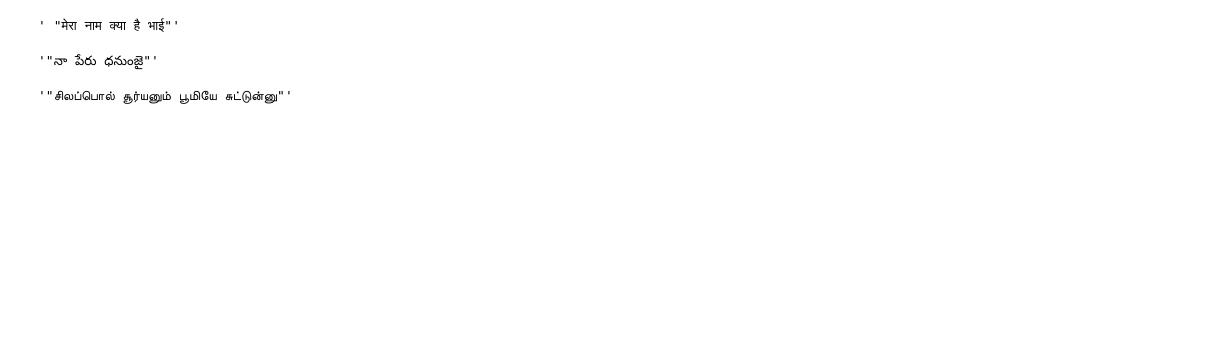
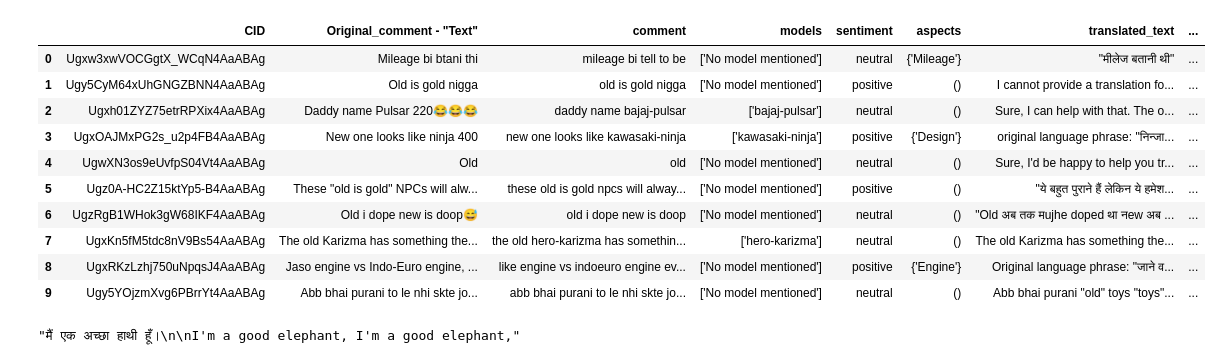
Before and after one commit to Dhanunjaikumar369/RAG, a Jupyter notebook: Master-RAG-main/Hinglish_finetune.ipynb, the cells around one changed output. Cells and saved outputs as stored; diff of their text form; code cells hidden in the pictures; blank space fills up the shorter version.

```diff
--- a/Master-RAG-main/Hinglish_finetune.ipynb
+++ b/Master-RAG-main/Hinglish_finetune.ipynb
@@ -29,15 +88,29 @@ generate = (
-# %%
-comment= "mere naam kya hai bhai"
-generate.invoke({"comment" : comment})[0]
-# %% [output]
-' "मेरा नाम क्या है भाई"'
-# %%
-comment= "naa peru dhanunjai"
-generate.invoke({"comment" : comment})[0]
-# %% [output]
-'"నా పేరు ధనుంజై"'
-# %%
-comment= "chilappol suryanum bhoomiye chuttunnu"
-generate.invoke({"comment" : comment})[0]
-# %% [output]
-'"சிலப்பொல் சூர்யனும் பூமியே சுட்டுன்னு"'
+# %%
+comments
+# %% [output]
+|  | CID | Original_comment - "Text" | comment | models | sentiment | aspects | translated_text | ... |
+| 0 | Ugxw3xwVOCGgtX_WCqN4AaABAg | Mileage bi btani thi | mileage bi tell to be | ['No model mentioned'] | neutral | {'Mileage'} | "मीलेज बतानी थी" | ... |
+| 1 | Ugy5CyM64xUhGNGZBNN4AaABAg | Old is gold nigga | old is gold nigga | ['No model mentioned'] | positive | () | I cannot provide a translation fo... | ... |
+| 2 | Ugxh01ZYZ75etrRPXix4AaABAg | Daddy name Pulsar 220😂😂😂 | daddy name bajaj-pulsar | ['bajaj-pulsar'] | neutral | () | Sure, I can help with that. The o... | ... |
+| 3 | UgxOAJMxPG2s_u2p4FB4AaABAg | New one looks like ninja 400 | new one looks like kawasaki-ninja | ['kawasaki-ninja'] | positive | {'Design'} | original language phrase: "निन्जा... | ... |
+| 4 | UgwXN3os9eUvfpS04Vt4AaABAg | Old | old | ['No model mentioned'] | neutral | () | Sure, I'd be happy to help you tr... | ... |
+| 5 | Ugz0A-HC2Z15ktYp5-B4AaABAg | These "old is gold" NPCs will alw... | these old is gold npcs will alway... | ['No model mentioned'] | positive | () | "ये बहुत पुराने हैं लेकिन ये हमेश... | ... |
+| 6 | UgzRgB1WHok3gW68IKF4AaABAg | Old i dope new is doop😅 | old i dope new is doop | ['No model mentioned'] | neutral | () | "Old अब तक मujhe doped था नew अब ... | ... |
+| 7 | UgxKn5fM5tdc8nV9Bs54AaABAg | The old Karizma has something the... | the old hero-karizma has somethin... | ['hero-karizma'] | neutral | () | The old Karizma has something the... | ... |
+| 8 | UgxRKzLzhj750uNpqsJ4AaABAg | Jaso engine vs Indo-Euro engine, ... | like engine vs indoeuro engine ev... | ['No model mentioned'] | positive | {'Engine'} | Original language phrase: "जाने व... | ... |
+| 9 | Ugy5YOjzmXvg6PBrrYt4AaABAg | Abb bhai purani to le nhi skte jo... | abb bhai purani to le nhi skte jo... | ['No model mentioned'] | neutral | () | Abb bhai purani "old" toys "toys"... | ... |
+# %%
+import torch
+from transformers import LlamaTokenizer, LlamaForCausalLM
+
+tokenizer = LlamaTokenizer.from_pretrained('sarvamai/OpenHathi-7B-Hi-v0.1-Base')
+model = LlamaForCausalLM.from_pretrained('sarvamai/OpenHathi-7B-Hi-v0.1-Base', torch_dtype=torch.bfloat16)
+
+prompt = "मैं एक अच्छा हाथी हूँ"
+inputs = tokenizer(prompt, return_tensors="pt")
+
+# Generate
+generate_ids = model.generate(inputs.input_ids, max_length=30)
+tokenizer.batch_decode(generate_ids, skip_special_tokens=True, clean_up_tokenization_spaces=False)[0]
+# %% [output]
+"मैं एक अच्छा हाथी हूँ।\n\nI'm a good elephant, I'm a good elephant,"
```
Also changed, not shown: parts of 10 cells of this notebook, 59 other files.
